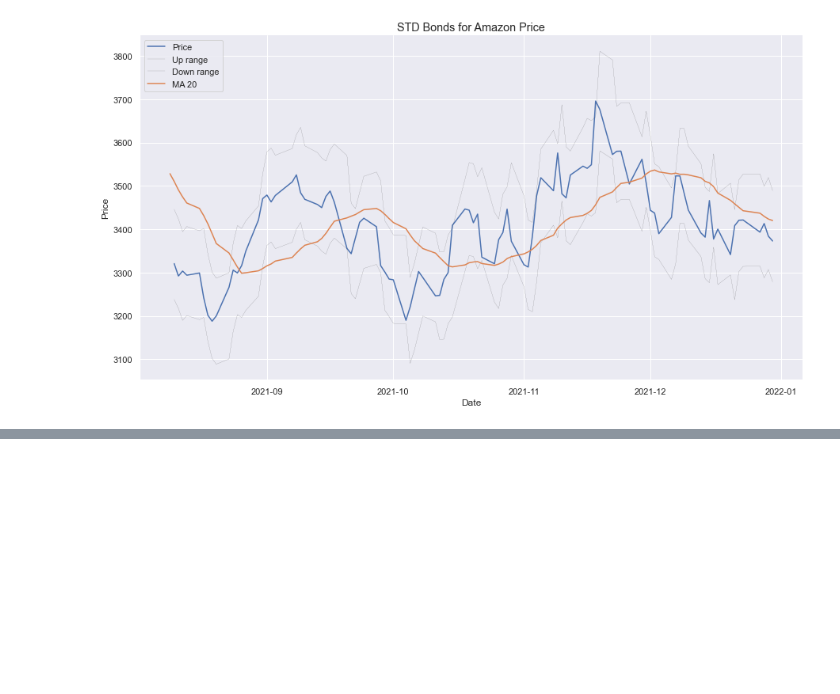
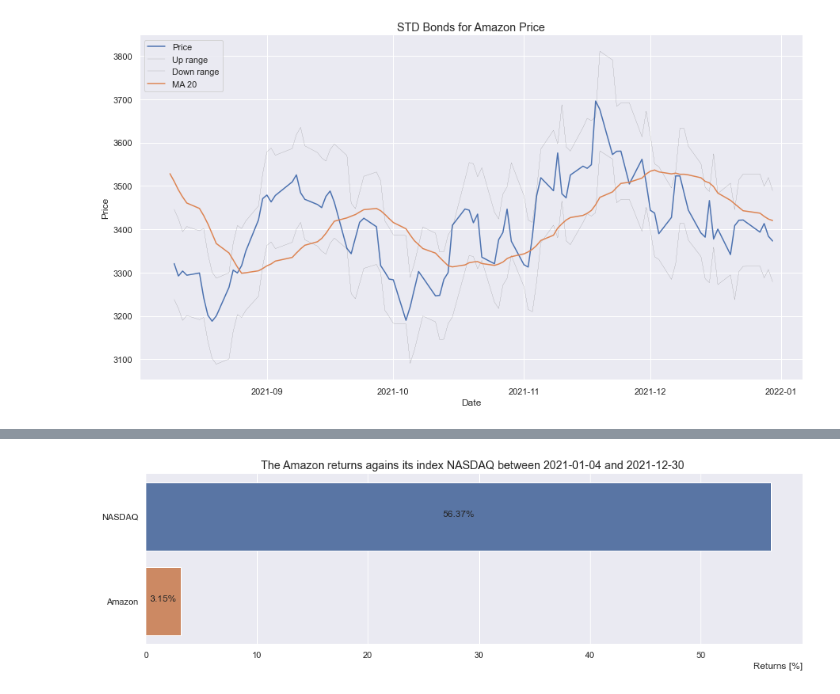
Before and after one commit to TBSDA/Data_Visualization, a Jupyter notebook: Asset_Price_Visualization.ipynb, the cells around one changed output, grey strips where cells are left out. Cells and saved outputs as stored; diff of their text form; code cells hidden in the pictures; blank space fills up the shorter version.

```diff
--- a/Asset_Price_Visualization.ipynb
+++ b/Asset_Price_Visualization.ipynb
@@ -586,0 +620,4 @@ show_std_bonds_chart(comp_1d_data, 100)
+# %%
+show_returns_vs_index(index_1d_data, comp_1d_data, '2021-01-04', '2021-12-30')
+# %% [output]
+[figure, added]
```
Also changed, not shown: parts of 6 cells of this notebook.
